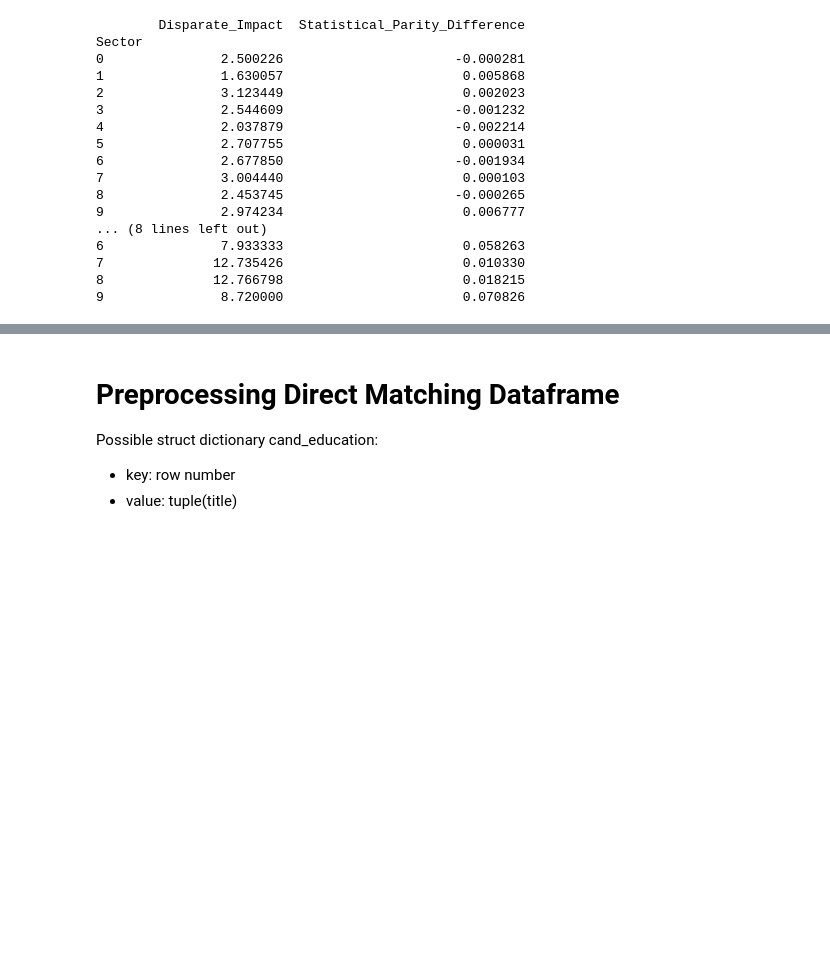
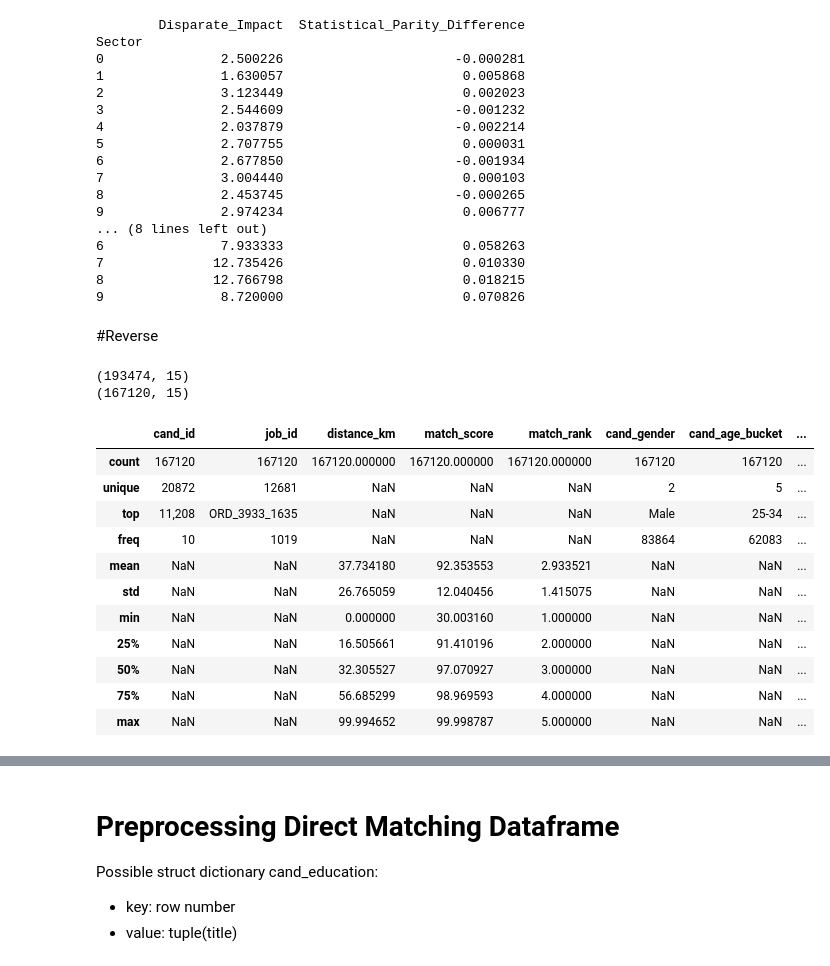
Before and after one commit to lorenzo-massa/Bias-Detection-Mitigation, a Jupyter notebook: AI_industry.ipynb, the cells around one changed output, grey strips where cells are left out. Saved outputs shown, nothing was run; the diff lists cells and outputs as text; code cells hidden in the pictures; blank space fills up the shorter version.

Commit message:
reverse_dataset splitted

```diff
--- a/AI_industry.ipynb
+++ b/AI_industry.ipynb
@@ -276,3 +272,29 @@ Sector
 7              12.735426                       0.010330
 8              12.766798                       0.018215
 9               8.720000                       0.070826
+# %% [markdown]
+#Reverse
+# %%
+reverse_matching_df = pd.read_csv(cwd+'/reverse_matching_20240213.csv', sep=';')
+print(reverse_matching_df.shape)
+# Remove rows with null values in columns = ['cand_age_bucket', 'cand_domicile_province', 'cand_domicile_region']
+reverse_matching_df = reverse_matching_df.dropna(
+    subset=["cand_age_bucket", "cand_domicile_province", "cand_domicile_region","job_sector","job_work_province"]
+)
+print(reverse_matching_df.shape)
+reverse_matching_df.describe(include='all')
+# %% [output]
+(193474, 15)
+(167120, 15)
+|  | cand_id | job_id | distance_km | match_score | match_rank | cand_gender | cand_age_bucket | ... |
+| count | 167120 | 167120 | 167120.000000 | 167120.000000 | 167120.000000 | 167120 | 167120 | ... |
+| unique | 20872 | 12681 | NaN | NaN | NaN | 2 | 5 | ... |
+| top | 11,208 | ORD_3933_1635 | NaN | NaN | NaN | Male | 25-34 | ... |
+| freq | 10 | 1019 | NaN | NaN | NaN | 83864 | 62083 | ... |
+| mean | NaN | NaN | 37.734180 | 92.353553 | 2.933521 | NaN | NaN | ... |
+| std | NaN | NaN | 26.765059 | 12.040456 | 1.415075 | NaN | NaN | ... |
+| min | NaN | NaN | 0.000000 | 30.003160 | 1.000000 | NaN | NaN | ... |
+| 25% | NaN | NaN | 16.505661 | 91.410196 | 2.000000 | NaN | NaN | ... |
+| 50% | NaN | NaN | 32.305527 | 97.070927 | 3.000000 | NaN | NaN | ... |
+| 75% | NaN | NaN | 56.685299 | 98.969593 | 4.000000 | NaN | NaN | ... |
+| max | NaN | NaN | 99.994652 | 99.998787 | 5.000000 | NaN | NaN | ... |
```
Also changed, not shown: parts of 9 cells of this notebook.
